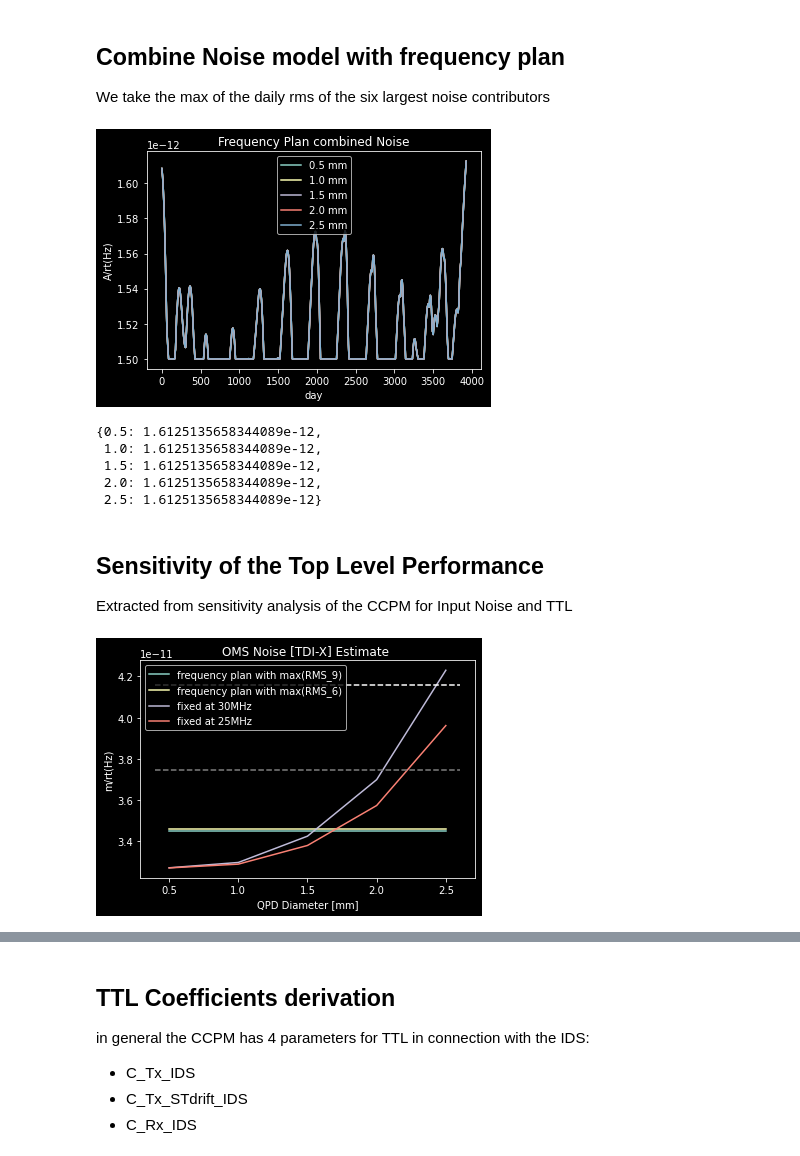
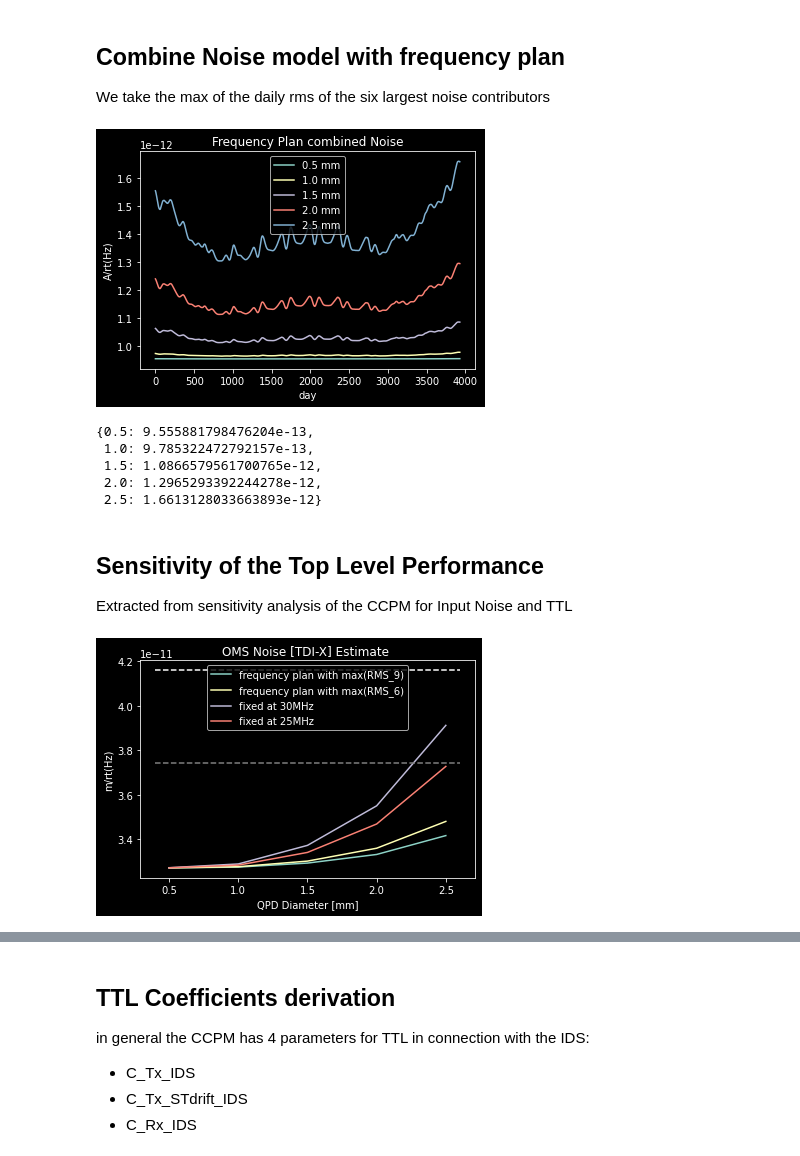
Before and after one commit to ejbfly/QPD, a Jupyter notebook: QPD_analysis.ipynb, the cells around one changed output, grey strips where cells are left out. Saved outputs shown, nothing was run; the diff lists cells and outputs as text; code cells hidden in the pictures.

```diff
--- a/QPD_analysis.ipynb
+++ b/QPD_analysis.ipynb
@@ -125,42 +126,42 @@ We take the max of the daily rms of the six largest noise contributors
 # %%
 combined_noise = pyplot.figure()
 
 max_noise_6 = {}
 max_noise_9 = {}
 
 for d in [0.5,1.0,1.5,2.0,2.5]:
 
     noise_map_func = lambda f: input_noise(f, capacitance(d))
-    noise_map_func = lambda f: input_noise_requirement(f, None)
+    #noise_map_func = lambda f: input_noise_requirement(f, None)
 
     noise_map = fp_data.applymap(noise_map_func)
 
     #make the rms removing the 2 smallest values first
     rms_6 = noise_map.apply(lambda noise: (numpy.mean([x**2 for x in noise.sort_values()[3:]]))**0.5, axis=1)
     rms_9 = noise_map.apply(lambda noise: (numpy.mean([x**2 for x in noise.sort_values()[:]]))**0.5, axis=1)
 
     max_noise_6[d]=max(rms_6)
 
     max_noise_9[d]=max(rms_9)
 
     pyplot.plot(rms_6, label=f"{d} mm")
 
 pyplot.title("Frequency Plan combined Noise")
 pyplot.xlabel("day")
 pyplot.ylabel("A/rt(Hz)")
 pyplot.legend()
 #pyplot.plot(pyplot.gca().get_xlim(),[2e-12,2e-12], linestyle = "dashed", color="white")
 pyplot.show(combined_noise)
 # %% [output]
-[figure, old version]
+[figure, new version]
 # %%
 pprint.pprint(max_noise_6)
 # %% [output]
-{0.5: 1.6125135658344089e-12,
- 1.0: 1.6125135658344089e-12,
- 1.5: 1.6125135658344089e-12,
- 2.0: 1.6125135658344089e-12,
- 2.5: 1.6125135658344089e-12}
+{0.5: 9.555881798476204e-13,
+ 1.0: 9.785322472792157e-13,
+ 1.5: 1.0866579561700765e-12,
+ 2.0: 1.2965293392244278e-12,
+ 2.5: 1.6613128033663893e-12}
 # %% [markdown]
 ## Sensitivity of the Top Level Performance
 
@@ -208,4 +209,4 @@ pyplot.ylabel("m/rt(Hz)")
 pyplot.legend()
 pyplot.show(performance_plot)
 # %% [output]
-[figure, old version]
+[figure, new version]
```
Also changed, not shown: parts of 9 cells of this notebook, 10 other files.
